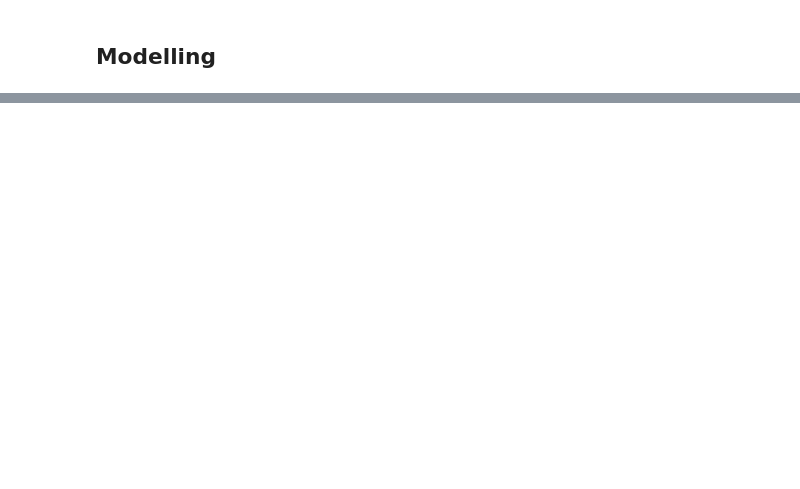
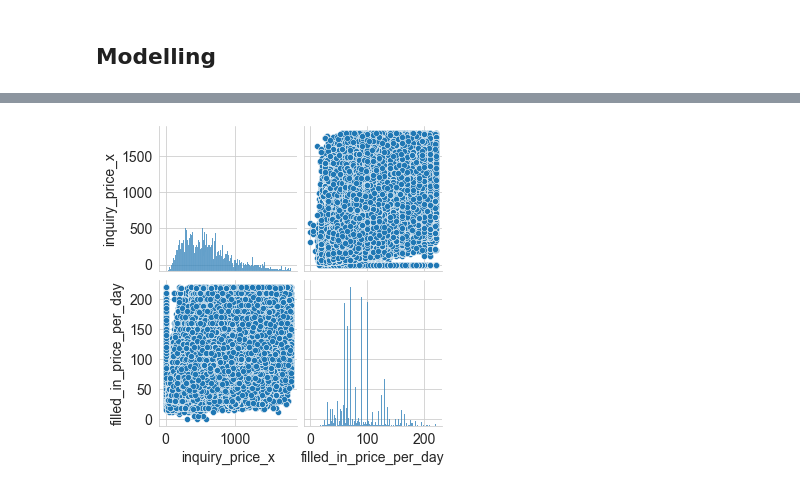
Before and after one commit to neue-fische-traum/traum-preis, a Jupyter notebook: EDA/EDA_inquiries_and_prices.ipynb, the cells around one changed output, grey strips where cells are left out. Cells and saved outputs as stored; diff of their text form; code cells hidden in the pictures; blank space fills up the shorter version.

Commit message:
notebooks 4, eda merge, and eda I&P updates

```diff
--- a/EDA/EDA_inquiries_and_prices.ipynb
+++ b/EDA/EDA_inquiries_and_prices.ipynb
@@ -84 +131,3 @@ sns.pairplot(df_merged_IP, hue="price_catagory", height=3);
+# %%
+df_merged_IP = df_merged_IP.dropna()
 # %%
@@ -85,0 +135,5 @@ smf.ols(formula='inquiry_price_x ~ filled_in_price_per_day + filled_in_price_per
+# %%
+df_MIP = df_merged_IP[['inquiry_price_x', 'filled_in_price_per_day']]
+sns.pairplot(df_MIP);
+# %% [output]
+[figure, added]
```
Also changed, not shown: parts of 11 cells of this notebook, 2 other files.
